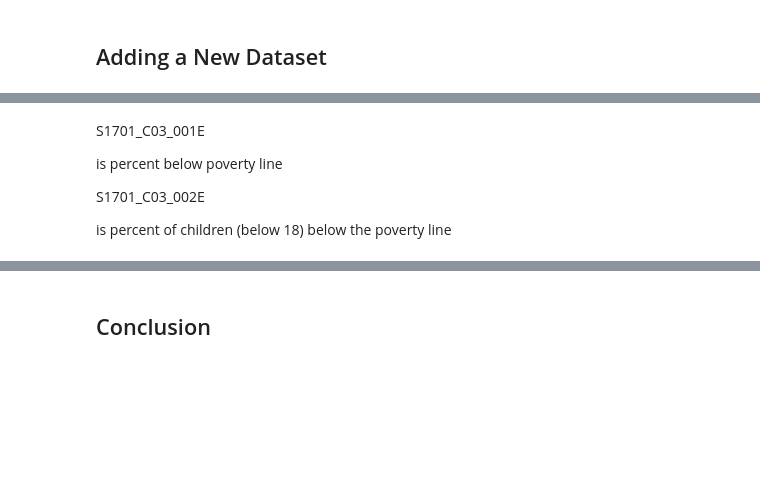
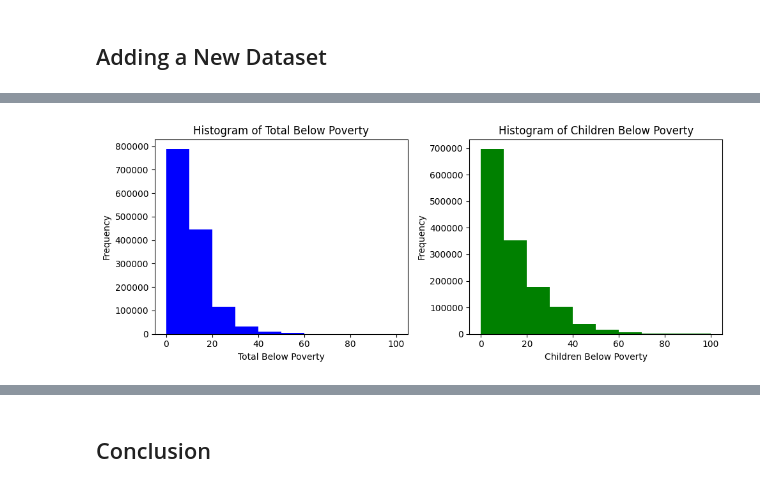
Before and after one commit to ECO225-W2024/project-one-code-S-O-Ahn, a Jupyter notebook: Project 1.ipynb, the cells around one changed output, grey strips where cells are left out. Saved outputs shown, nothing was run; the diff lists cells and outputs as text; code cells hidden in the pictures; blank space fills up the shorter version.

```diff
--- a/Project 1.ipynb
+++ b/Project 1.ipynb
@@ -655,12 +666,19 @@ plt.show()
 ## Adding a New Dataset
 # %%
 poverty = pd.read_csv("ACSST5Y2020.S1701-Data.csv", usecols={'NAME','S1701_C03_001E','S1701_C03_002E'})
-
 poverty = poverty.rename(columns={'S1701_C03_001E': 'total_below_pov', 'S1701_C03_002E': 'children_below_pov'})
 
 poverty['NAME'] = poverty['NAME'].str.split(' ').str[1]
 
-df_data = pd.merge(df_z,poverty, left_on = 'zcta', right_on = 'NAME', how = 'left')
+poverty = poverty.rename(columns={'NAME': 'zcta'})
+
+df_data = pd.merge(df_z,poverty, on  = 'zcta', how = 'left')
+df_data['total_below_pov'] = df_data['total_below_pov'].replace('-', np.nan)
+df_data['children_below_pov'] = df_data['children_below_pov'].replace('-', np.nan)
+
+# Convert columns to numeric, now that '-' has been replaced with NaN
+df_data['total_below_pov'] = pd.to_numeric(df_data['total_below_pov'], errors='coerce')
+df_data['children_below_pov'] = pd.to_numeric(df_data['children_below_pov'], errors='coerce')
 
 df_data.head()
 # %% [output]
@@ -674,8 +692,23 @@ df_data.head()
-# %% [markdown]
-S1701_C03_001E
-
-is percent below poverty line
-
-S1701_C03_002E
-
-is percent of children (below 18) below the poverty line
+# %%
+# Create a figure with two subplots
+fig, axes = plt.subplots(1, 2, figsize=(10, 4))
+
+# Plot histogram for "total_below_pov"
+axes[0].hist(df_data['total_below_pov'], bins=10, color='blue')
+axes[0].set_xlabel('Total Below Poverty')
+axes[0].set_ylabel('Frequency')
+axes[0].set_title('Histogram of Total Below Poverty')
+
+# Plot histogram for "children_below_pov"
+axes[1].hist(df_data['children_below_pov'], bins=10, color='green')
+axes[1].set_xlabel('Children Below Poverty')
+axes[1].set_ylabel('Frequency')
+axes[1].set_title('Histogram of Children Below Poverty')
+
+# Adjust the spacing between subplots
+plt.tight_layout()
+
+# Show the figure
+plt.show()
+# %% [output]
+[figure, added]
```
Also changed, not shown: parts of 10 cells of this notebook.
